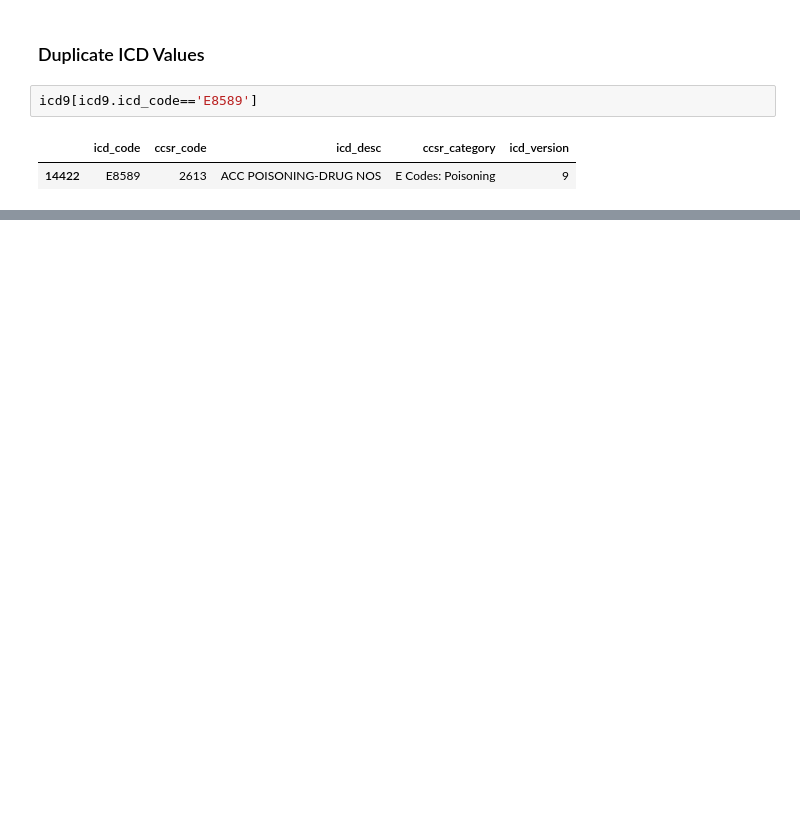
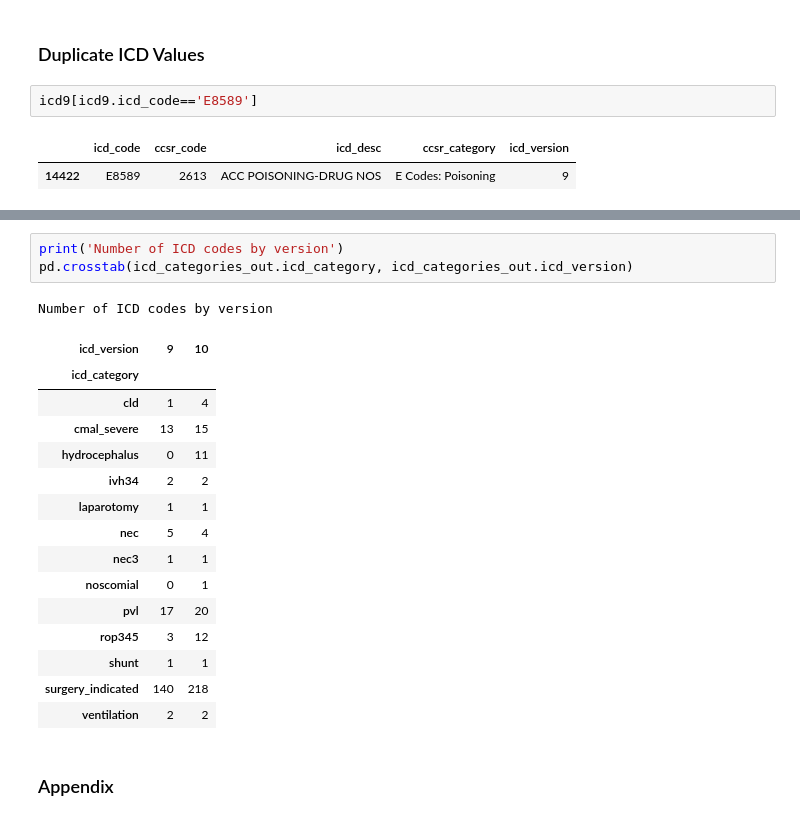
Before and after one commit to dhelkey/OpenInfant, a Jupyter notebook: process_icd.ipynb, the cells around one changed output, grey strips where cells are left out. Cells and saved outputs as stored; diff of their text form; blank space fills up the shorter version.

```diff
--- a/process_icd.ipynb
+++ b/process_icd.ipynb
@@ -583 +502,23 @@ noscomial         1
 Name: count, dtype: int64
+# %%
+print('Number of ICD codes by version')
+pd.crosstab(icd_categories_out.icd_category, icd_categories_out.icd_version)
+# %% [output]
+Number of ICD codes by version
+| icd_version | 9 | 10 |
+| icd_category |  |  |
+| cld | 1 | 4 |
+| cmal_severe | 13 | 15 |
+| hydrocephalus | 0 | 11 |
+| ivh34 | 2 | 2 |
+| laparotomy | 1 | 1 |
+| nec | 5 | 4 |
+| nec3 | 1 | 1 |
+| noscomial | 0 | 1 |
+| pvl | 17 | 20 |
+| rop345 | 3 | 12 |
+| shunt | 1 | 1 |
+| surgery_indicated | 140 | 218 |
+| ventilation | 2 | 2 |
+# %% [markdown]
+### Appendix
```
Also changed, not shown: parts of 41 cells of this notebook, 22 other files.
